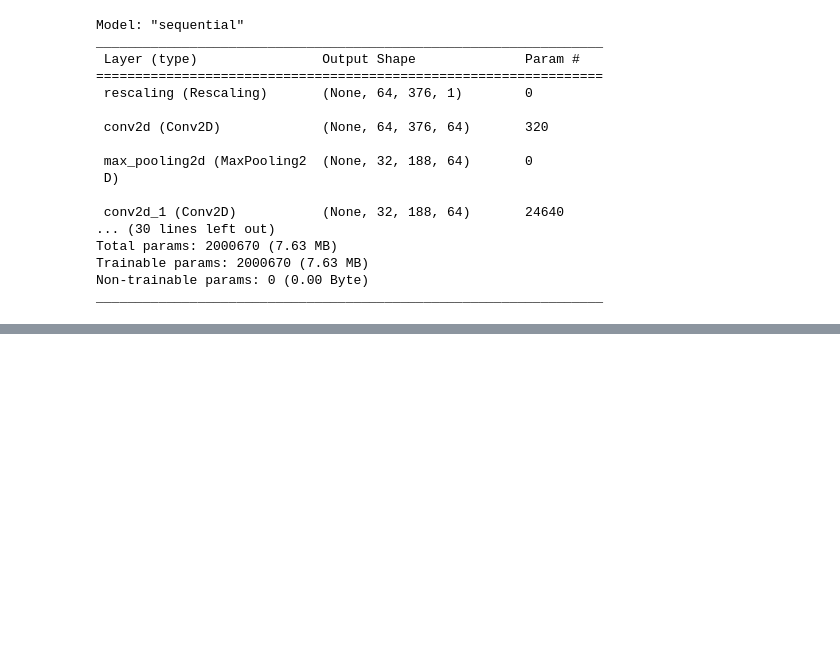
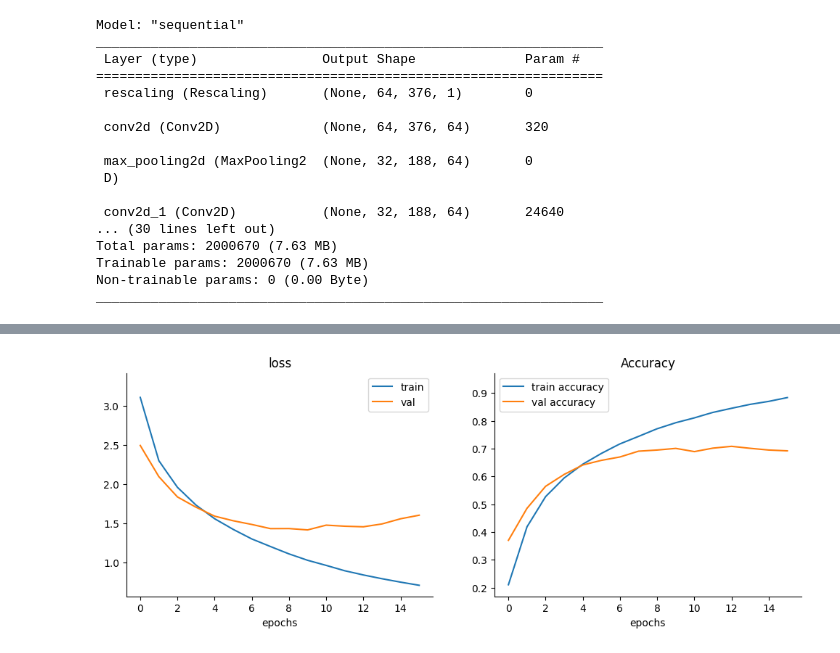
Before and after one commit to PiaffNet/birdsong_classifier, a Jupyter notebook: notebooks/raman_model_test_baseline.ipynb, the cells around one changed output, grey strips where cells are left out. Saved outputs shown, nothing was run; the diff lists cells and outputs as text; code cells hidden in the pictures; blank space fills up the shorter version.

```diff
--- a/notebooks/raman_model_test_baseline.ipynb
+++ b/notebooks/raman_model_test_baseline.ipynb
@@ -196,0 +258,4 @@ model_1.save('../models_checkpoints/raman_dump_baseline', save_format=SAVE_FORMA
+# %%
+%tensorboard --logdir logs/fit
+
+tensorboard_callback = TensorBoard(log_dir=log_dir, histogram_freq=1)
@@ -293,0 +333,26 @@ display(f"resulting evaluation loss = {np.round(loss_evaluate, decimals=3)}, acc
+# %%
+reg_l2 = regularizers.L2(0.01)
+
+model_2 = Sequential([
+  layers.Rescaling(1./255, input_shape=(64, 376, 1)),
+  layers.Conv2D(64, (2,2), padding='same', activation='relu'),
+  layers.MaxPooling2D(pool_size=(2, 2)),
+  layers.Dropout(0.04),
+  layers.Conv2D(64, (2,3), padding='same', activation='relu'),
+  layers.MaxPooling2D(pool_size=(2, 2)),
+  layers.Dropout(0.04),
+  layers.Conv2D(64, (3,2), padding='same', activation='relu'),
+  layers.MaxPooling2D(pool_size=(2, 2)),
+  layers.Conv2D(32, (3,3), padding='same', activation='relu'),
+  layers.MaxPooling2D(pool_size=(2, 2)),
+  layers.Conv2D(32, (4,4), padding='same', activation='relu'),
+  layers.MaxPooling2D(pool_size=(2, 2)),
+  layers.Flatten(),
+  layers.Dense(1568, activation='relu',activity_regularizer=reg_l2),
+  layers.Dense(500, activation='relu',kernel_regularizer=reg_l2),
+  layers.Dense(num_classes, activation='softmax')
+])
+
+model_2.compile(optimizer='adam',
+              loss=tf.keras.losses.SparseCategoricalCrossentropy(from_logits=True),
+              metrics=['accuracy'])
@@ -293,0 +390,12 @@ display(f"resulting evaluation loss = {np.round(loss_evaluate, decimals=3)}, acc
+# %%
+
+epochs=30
+
+# Save the weights using the `checkpoint_path` format
+model_2.save_weights(checkpoint_path.format(epoch=0))
+
+history = model_2.fit(
+  train_ds,
+  validation_data=val_ds,
+  epochs=epochs,
+  callbacks=[es,tensorboard_callback])
@@ -293,0 +422,5 @@ display(f"resulting evaluation loss = {np.round(loss_evaluate, decimals=3)}, acc
+# %%
+plot_history(history, 'accuracy', title='', axs=None, exp_name="")
+plt.show()
+# %% [output]
+[figure, added]
```
Also changed, not shown: parts of 24 cells of this notebook.
